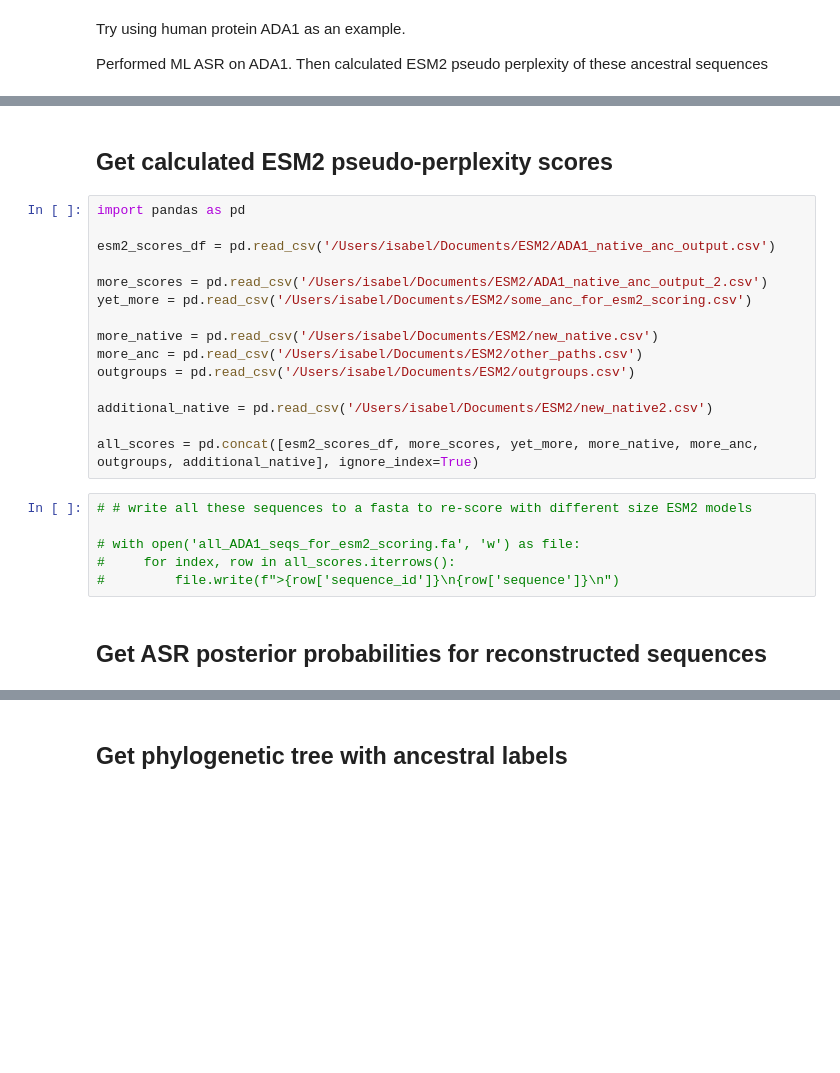
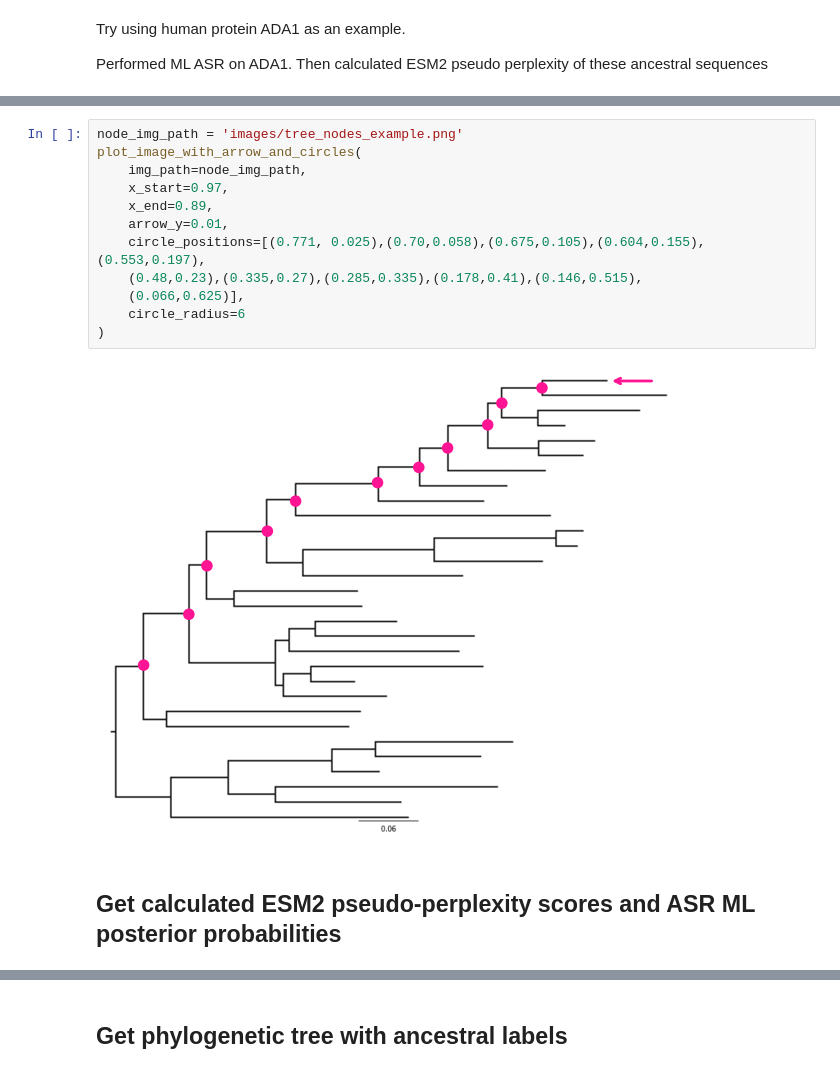
Before and after one commit to Arcadia-Science/2025-asr-plms, a Jupyter notebook: analyze_asr_esm2_complete.ipynb, the cells around one changed output, grey strips where cells are left out. Drawn from its saved outputs; the diff is of its cells as text; blank space fills up the shorter version.

```diff
--- a/analyze_asr_esm2_complete.ipynb
+++ b/analyze_asr_esm2_complete.ipynb
@@ -16,25 +32,16 @@ Performed ML ASR on ADA1.  Then calculated ESM2 pseudo perplexity of these ances
+# %%
+node_img_path = 'images/tree_nodes_example.png'
+plot_image_with_arrow_and_circles(
+    img_path=node_img_path,
+    x_start=0.97,
+    x_end=0.89,
+    arrow_y=0.01,
+    circle_positions=[(0.771, 0.025),(0.70,0.058),(0.675,0.105),(0.604,0.155),(0.553,0.197),
+    (0.48,0.23),(0.335,0.27),(0.285,0.335),(0.178,0.41),(0.146,0.515),
+    (0.066,0.625)],
+    circle_radius=6
+)
+# %% [output]
+[figure, added]
 # %% [markdown]
-## Get calculated ESM2 pseudo-perplexity scores
+## Get calculated ESM2 pseudo-perplexity scores and ASR ML posterior probabilities
-# %%
-import pandas as pd
-
-esm2_scores_df = pd.read_csv('/Users/isabel/Documents/ESM2/ADA1_native_anc_output.csv')
-
-more_scores = pd.read_csv('/Users/isabel/Documents/ESM2/ADA1_native_anc_output_2.csv')
-yet_more = pd.read_csv('/Users/isabel/Documents/ESM2/some_anc_for_esm2_scoring.csv')
-
-more_native = pd.read_csv('/Users/isabel/Documents/ESM2/new_native.csv')
-more_anc = pd.read_csv('/Users/isabel/Documents/ESM2/other_paths.csv')
-outgroups = pd.read_csv('/Users/isabel/Documents/ESM2/outgroups.csv')
-
-additional_native = pd.read_csv('/Users/isabel/Documents/ESM2/new_native2.csv')
-
-all_scores = pd.concat([esm2_scores_df, more_scores, yet_more, more_native, more_anc, outgroups, additional_native], ignore_index=True)
-# %%
-# # write all these sequences to a fasta to re-score with different size ESM2 models
-
-# with open('all_ADA1_seqs_for_esm2_scoring.fa', 'w') as file:
-#     for index, row in all_scores.iterrows():
-#         file.write(f">{row['sequence_id']}\n{row['sequence']}\n")
-# %% [markdown]
-## Get ASR posterior probabilities for reconstructed sequences
```
Also changed, not shown: parts of 37 cells of this notebook.
